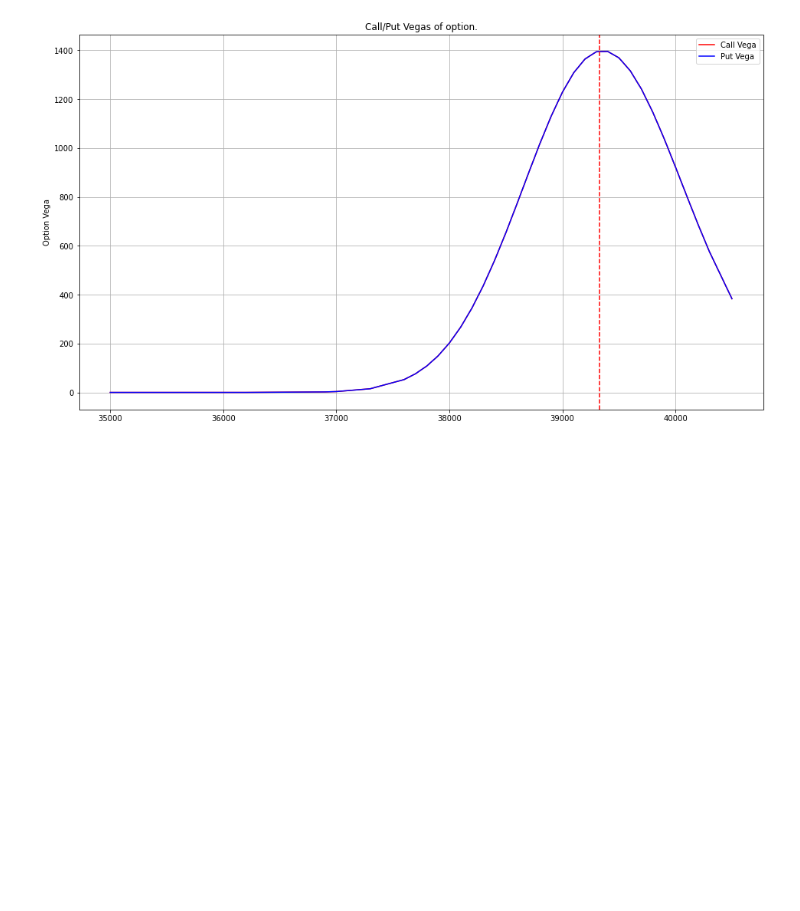
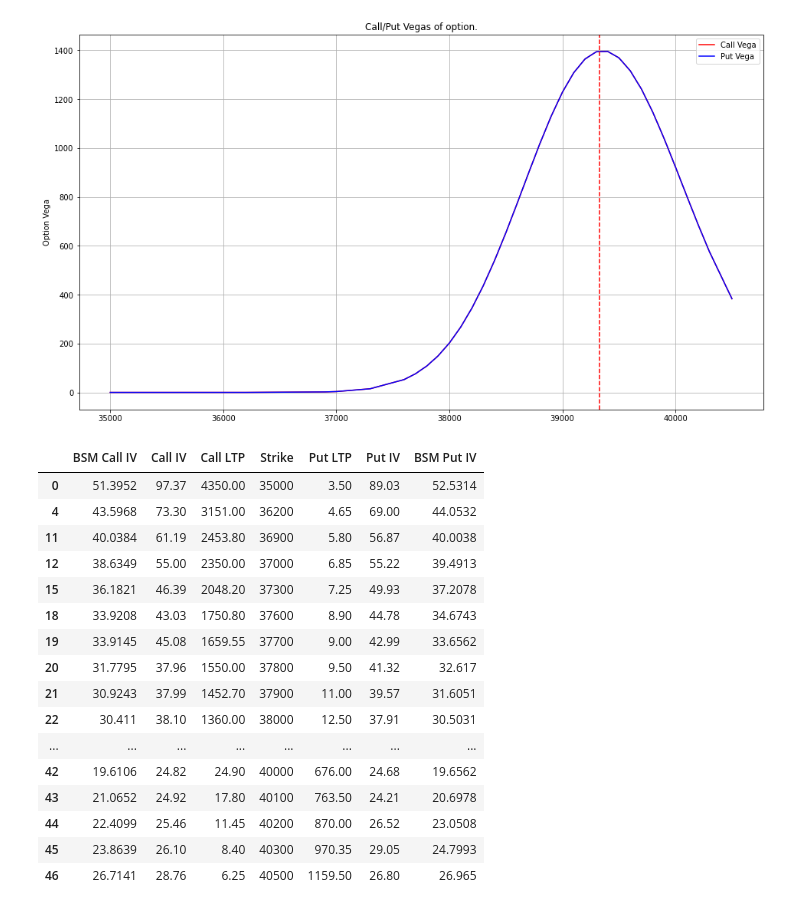
Before and after one commit to cheesecakeMafia/OptionChain, a Jupyter notebook: OptionChain.ipynb, the cells around one changed output. Drawn from its saved outputs; the diff is of its cells as text; code cells hidden in the pictures; blank space fills up the shorter version.

Commit message:
Added the BSM IV to the data

```diff
--- a/OptionChain.ipynb
+++ b/OptionChain.ipynb
@@ -349,3 +371,64 @@ plot_delta(option_greeks)
 plot_vega(option_greeks)
 # %% [output]
 [figure]
+# %%
+def implied_vol(data,expiry=0, rate=0.06, volatility=0.2, days_to_exp=1, tol = 1e-5):
+    # we need Stock Price, Strike Price, rate of interest, volatility, and time to expiry
+    df = pd.DataFrame(columns = ["BSM Call IV","Call IV","Call LTP","Strike","Put LTP","Put IV","BSM Put IV"], index = data[expiry].index)
+    S = underlying_ltp
+    r = rate # CPI, FD rate or repo rate, you can choose according to your convenienece
+    t = days_to_exp/252
+    df["Strike"] = data[expiry]["Strike"]
+    df["Call IV"] = data[expiry]["Call IV"]
+    df["Put IV"] = data[expiry]["Put IV"]
+    df["Call LTP"] = data[expiry]["Call LTP"]
+    df["Put LTP"] = data[expiry]["Put LTP"]
+    max_iter = 200
+    # Make sure you start with a high value or the code will throw an error
+    vol_old_call = 0.5
+    vol_old_put = 0.5
+
+    for i in range(len(data[expiry]["Strike"])):
+        for j in range(max_iter):
+            BSM_call_price  = call_price(underlying_ltp, df.iloc[i,3],r,vol_old_call,t)
+            BSM_put_price = put_price(underlying_ltp, df.iloc[i,3],r,vol_old_put,t)
+            cprime = vega(underlying_ltp, df.iloc[i,3],r, vol_old_call, t)
+            C = BSM_call_price - df.iloc[i,2]
+            P = BSM_put_price - df.iloc[i,-3]
+
+            vol_new_call = vol_old_call - C/cprime
+            vol_new_put = vol_old_put - P/cprime
+
+            new_BSM_call_price = call_price(underlying_ltp, df.iloc[i,3],r,vol_new_call,t)
+            new_BSM_put_price = put_price(underlying_ltp, df.iloc[i,3],r,vol_new_call,t)
+            if (abs(vol_new_call/vol_old_call)-1 < tol ): #and abs(vol_new_put/vol_old_put)-1 < tol
+                break
+
+            vol_old_call = vol_new_call
+            vol_old_put = vol_new_put
+
+        df.iloc[i,0] = vol_new_call*100
+        df.iloc[i,-1] = vol_new_put*100
+    return df
+# %%
+iv = implied_vol(expiry_df, expiry=0,days_to_exp=2)
+# %%
+iv
+# %% [output]
+|  | BSM Call IV | Call IV | Call LTP | Strike | Put LTP | Put IV | BSM Put IV |
+| 0 | 51.3952 | 97.37 | 4350.00 | 35000 | 3.50 | 89.03 | 52.5314 |
+| 4 | 43.5968 | 73.30 | 3151.00 | 36200 | 4.65 | 69.00 | 44.0532 |
+| 11 | 40.0384 | 61.19 | 2453.80 | 36900 | 5.80 | 56.87 | 40.0038 |
+| 12 | 38.6349 | 55.00 | 2350.00 | 37000 | 6.85 | 55.22 | 39.4913 |
+| 15 | 36.1821 | 46.39 | 2048.20 | 37300 | 7.25 | 49.93 | 37.2078 |
+| 18 | 33.9208 | 43.03 | 1750.80 | 37600 | 8.90 | 44.78 | 34.6743 |
+| 19 | 33.9145 | 45.08 | 1659.55 | 37700 | 9.00 | 42.99 | 33.6562 |
+| 20 | 31.7795 | 37.96 | 1550.00 | 37800 | 9.50 | 41.32 | 32.617 |
+| 21 | 30.9243 | 37.99 | 1452.70 | 37900 | 11.00 | 39.57 | 31.6051 |
+| 22 | 30.411 | 38.10 | 1360.00 | 38000 | 12.50 | 37.91 | 30.5031 |
+| ... | ... | ... | ... | ... | ... | ... | ... |
+| 42 | 19.6106 | 24.82 | 24.90 | 40000 | 676.00 | 24.68 | 19.6562 |
+| 43 | 21.0652 | 24.92 | 17.80 | 40100 | 763.50 | 24.21 | 20.6978 |
+| 44 | 22.4099 | 25.46 | 11.45 | 40200 | 870.00 | 26.52 | 23.0508 |
+| 45 | 23.8639 | 26.10 | 8.40 | 40300 | 970.35 | 29.05 | 24.7993 |
+| 46 | 26.7141 | 28.76 | 6.25 | 40500 | 1159.50 | 26.80 | 26.965 |
```
Also changed, not shown: parts of 4 cells of this notebook.
